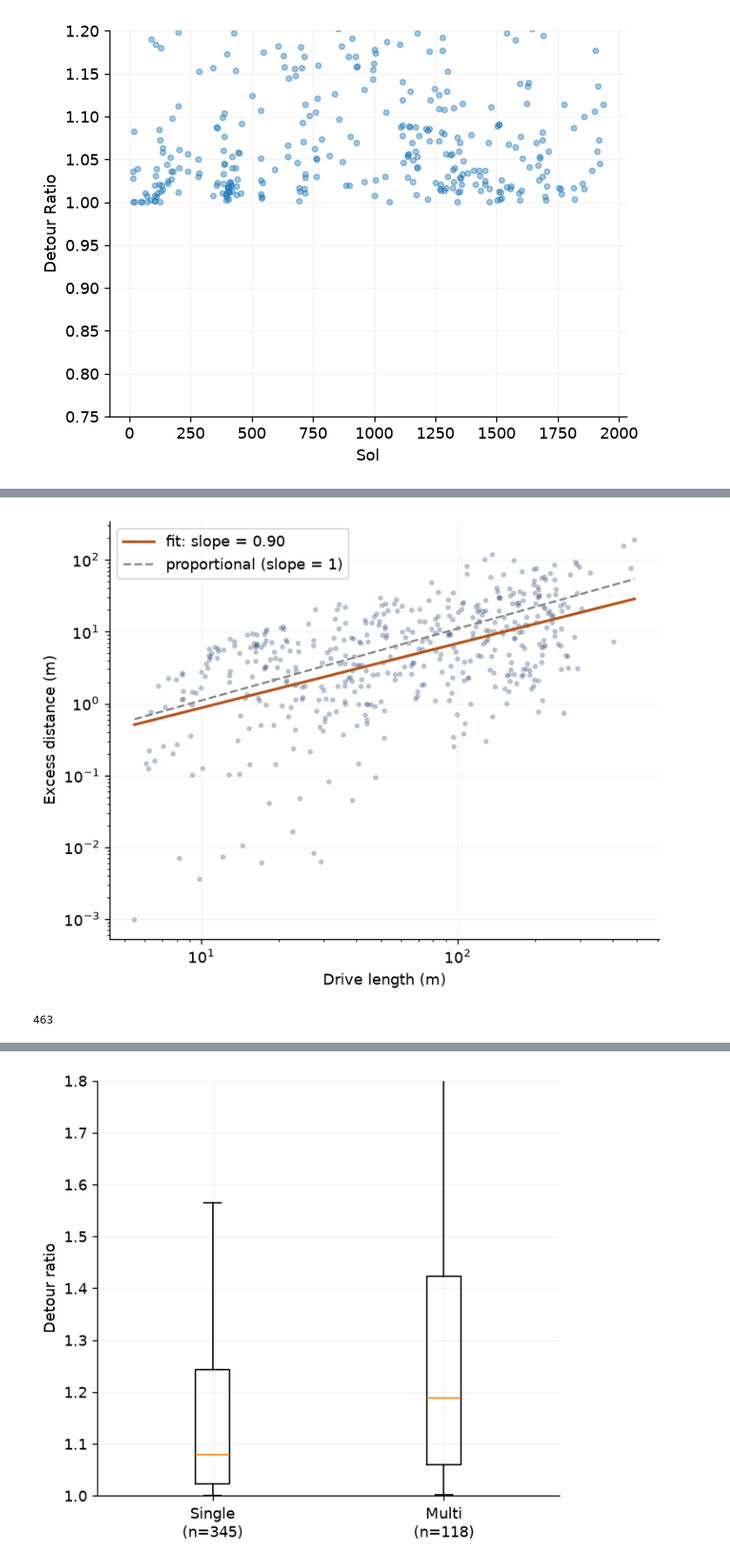
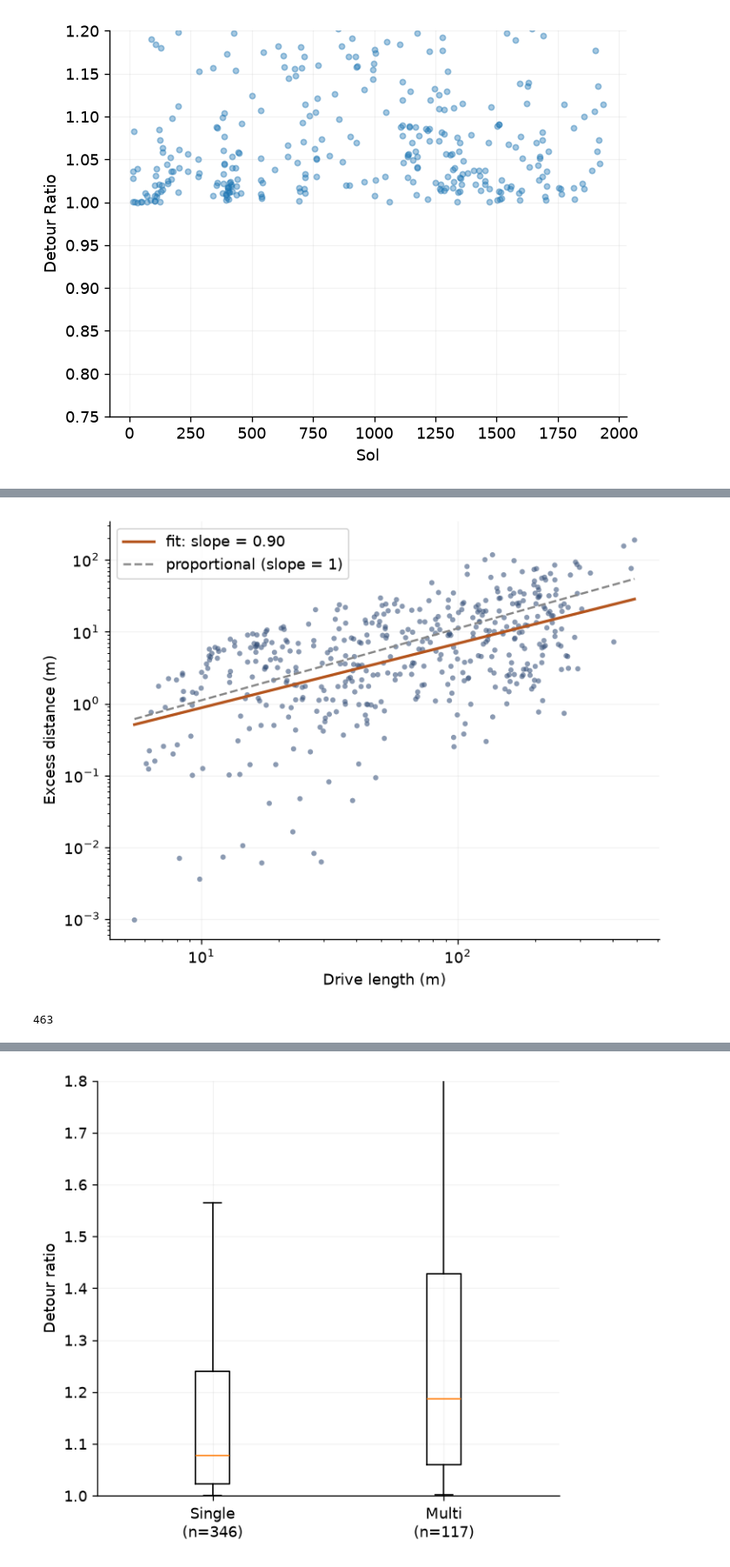
Before and after one commit to aymankno/perseverance_efficiency, a Jupyter notebook: rover_analysis.ipynb, the cells around one changed output, grey strips where cells are left out. Shown at 87% size. Saved outputs shown, nothing was run; the diff lists cells and outputs as text; code cells hidden in the pictures.

```diff
--- a/rover_analysis.ipynb
+++ b/rover_analysis.ipynb
@@ -21,6 +21,6 @@ len(df)
 # %% [output]
 535
 # %%
-d = df[(df.path_m >= 5) & (df.straight_m >= 5)].copy()
+d = df[(df.path_m >= 5) & (df.straight_m >= 5) & (~df.flag_impossible)].copy()
 len(d)
 # %% [output]
@@ -157,32 +158,33 @@ plt.show()
 # %%
 fig, ax = plt.subplots(figsize=(6.5, 5))
 
 ax.scatter(d.path_m, d.excess_m, s=14, alpha=0.35,
            color="#37527a", edgecolors="none")
 
 x = np.linspace(d.path_m.min(), d.path_m.max(), 100)
-r = stats.linregress(np.log(d.path_m), np.log(d.excess_m))
-d = df[(df.path_m >= 5) & (df.straight_m >= 5) & (df.excess_m > 0)].copy()
+e = d[d.excess_m > 0]
+r = stats.linregress(np.log(e.path_m), np.log(e.excess_m))
+ax.scatter(e.path_m, e.excess_m, s=14, alpha=0.35, color="#37527a", edgecolors="none")
 
 ax.plot(x, np.exp(r.intercept) * x**r.slope, color="#b5561f", lw=2,
         label=f"fit: slope = {r.slope:.2f}")
 ax.plot(x, np.exp(r.intercept) * x**1.0, "--", color="#888", lw=1.5,
         label="proportional (slope = 1)")
 ax.legend()
 
 ax.set_xscale("log")
 ax.set_yscale("log")
 ax.set_xlabel("Drive length (m)")
 ax.set_ylabel("Excess distance (m)")
 
 plt.tight_layout()
 plt.savefig("scaling.png", dpi=200)
 plt.show()
 
 np.isinf(np.log(d.excess_m)).sum()   # should be 0
 len(d)                                # 464 → 463
 # %% [output]
-[figure, old version]
+[figure, new version]
 463
 # %%
 d["b"] = pd.cut(d.tilt_max, [0,3,6, 7, 8, 9, 10, 11, 12,21])
```
Also changed, not shown: parts of 16 cells of this notebook.
